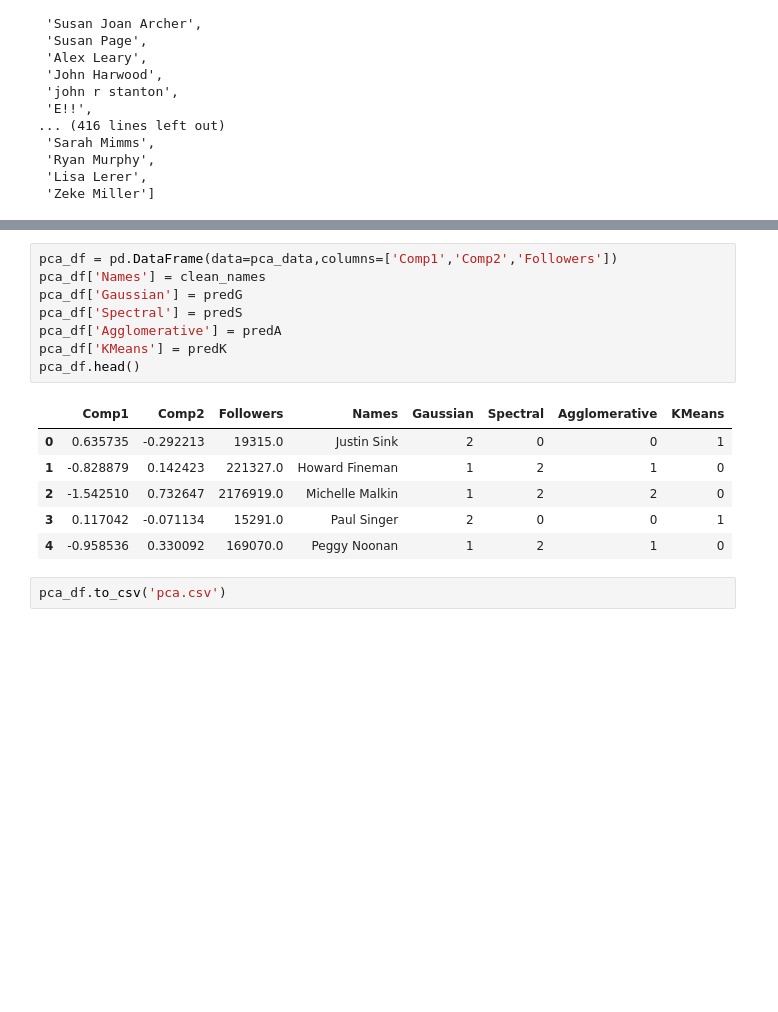
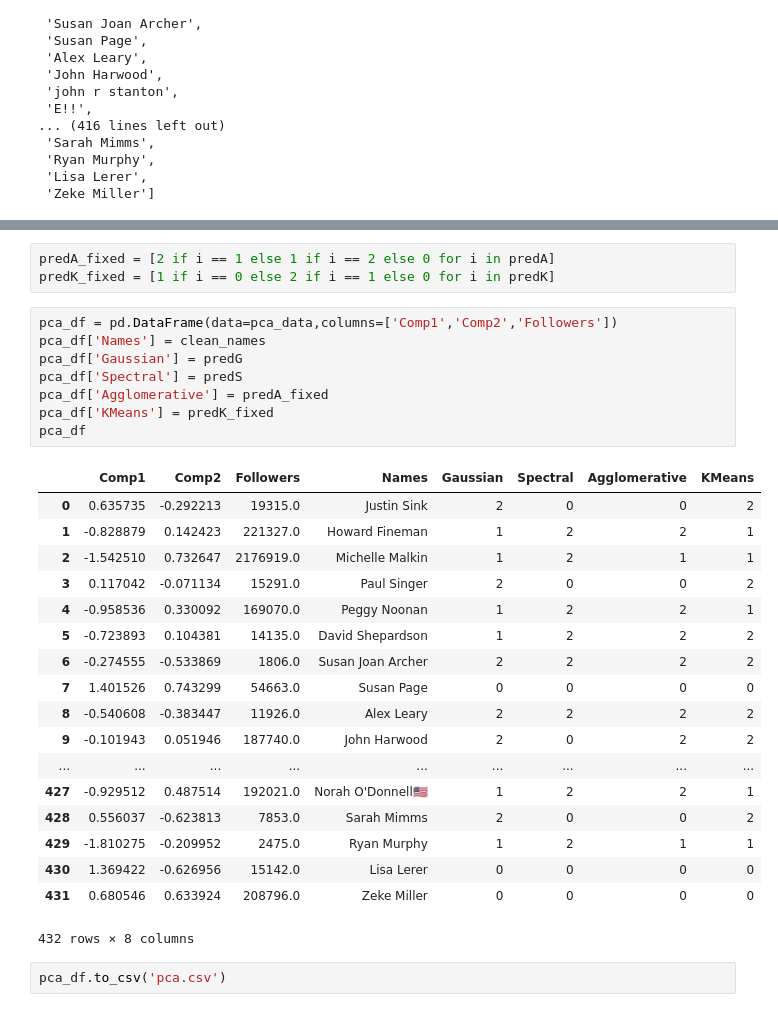
Before and after one commit to CornellDataScience/Social-Tribes, a Jupyter notebook: data/Gaussian.ipynb, the cells around one changed output, grey strips where cells are left out. Cells and saved outputs as stored; diff of their text form; blank space fills up the shorter version.

```diff
--- a/data/Gaussian.ipynb
+++ b/data/Gaussian.ipynb
@@ -240,17 +262,32 @@ clean_names
+# %%
+predA_fixed = [2 if i == 1 else 1 if i == 2 else 0 for i in predA]
+predK_fixed = [1 if i == 0 else 2 if i == 1 else 0 for i in predK]
 # %%
 pca_df = pd.DataFrame(data=pca_data,columns=['Comp1','Comp2','Followers'])
 pca_df['Names'] = clean_names
 pca_df['Gaussian'] = predG
 pca_df['Spectral'] = predS
-pca_df['Agglomerative'] = predA
-pca_df['KMeans'] = predK
-pca_df.head()
+pca_df['Agglomerative'] = predA_fixed
+pca_df['KMeans'] = predK_fixed
+pca_df
 # %% [output]
 |  | Comp1 | Comp2 | Followers | Names | Gaussian | Spectral | Agglomerative | KMeans |
-| 0 | 0.635735 | -0.292213 | 19315.0 | Justin Sink | 2 | 0 | 0 | 1 |
-| 1 | -0.828879 | 0.142423 | 221327.0 | Howard Fineman | 1 | 2 | 1 | 0 |
-| 2 | -1.542510 | 0.732647 | 2176919.0 | Michelle Malkin | 1 | 2 | 2 | 0 |
-| 3 | 0.117042 | -0.071134 | 15291.0 | Paul Singer | 2 | 0 | 0 | 1 |
-| 4 | -0.958536 | 0.330092 | 169070.0 | Peggy Noonan | 1 | 2 | 1 | 0 |
+| 0 | 0.635735 | -0.292213 | 19315.0 | Justin Sink | 2 | 0 | 0 | 2 |
+| 1 | -0.828879 | 0.142423 | 221327.0 | Howard Fineman | 1 | 2 | 2 | 1 |
+| 2 | -1.542510 | 0.732647 | 2176919.0 | Michelle Malkin | 1 | 2 | 1 | 1 |
+| 3 | 0.117042 | -0.071134 | 15291.0 | Paul Singer | 2 | 0 | 0 | 2 |
+| 4 | -0.958536 | 0.330092 | 169070.0 | Peggy Noonan | 1 | 2 | 2 | 1 |
+| 5 | -0.723893 | 0.104381 | 14135.0 | David Shepardson | 1 | 2 | 2 | 2 |
+| 6 | -0.274555 | -0.533869 | 1806.0 | Susan Joan Archer | 2 | 2 | 2 | 2 |
+| 7 | 1.401526 | 0.743299 | 54663.0 | Susan Page | 0 | 0 | 0 | 0 |
+| 8 | -0.540608 | -0.383447 | 11926.0 | Alex Leary | 2 | 2 | 2 | 2 |
+| 9 | -0.101943 | 0.051946 | 187740.0 | John Harwood | 2 | 0 | 2 | 2 |
+| ... | ... | ... | ... | ... | ... | ... | ... | ... |
+| 427 | -0.929512 | 0.487514 | 192021.0 | Norah O'Donnell🇺🇸 | 1 | 2 | 2 | 1 |
+| 428 | 0.556037 | -0.623813 | 7853.0 | Sarah Mimms | 2 | 0 | 0 | 2 |
+| 429 | -1.810275 | -0.209952 | 2475.0 | Ryan Murphy | 1 | 2 | 1 | 1 |
+| 430 | 1.369422 | -0.626956 | 15142.0 | Lisa Lerer | 0 | 0 | 0 | 0 |
+| 431 | 0.680546 | 0.633924 | 208796.0 | Zeke Miller | 0 | 0 | 0 | 0 |
+432 rows × 8 columns
 # %%
 pca_df.to_csv('pca.csv')
```
Also changed, not shown: parts of 1 cell of this notebook, 2 other files.
